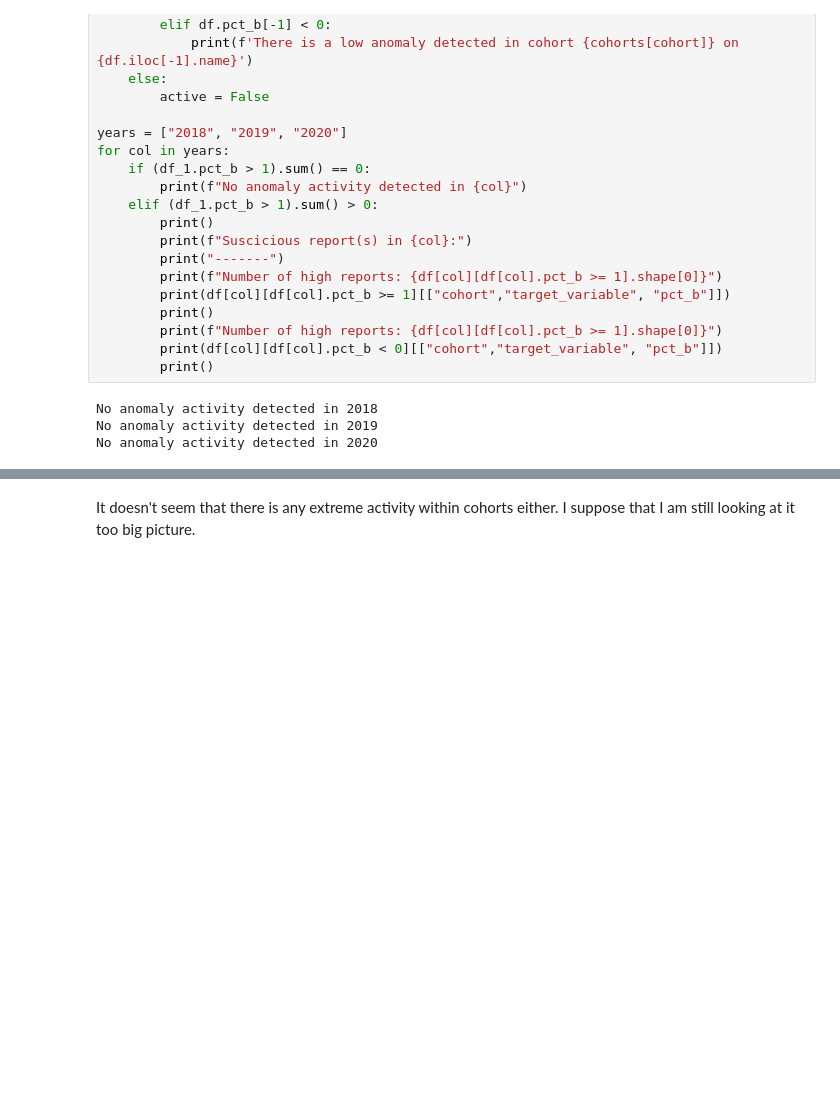
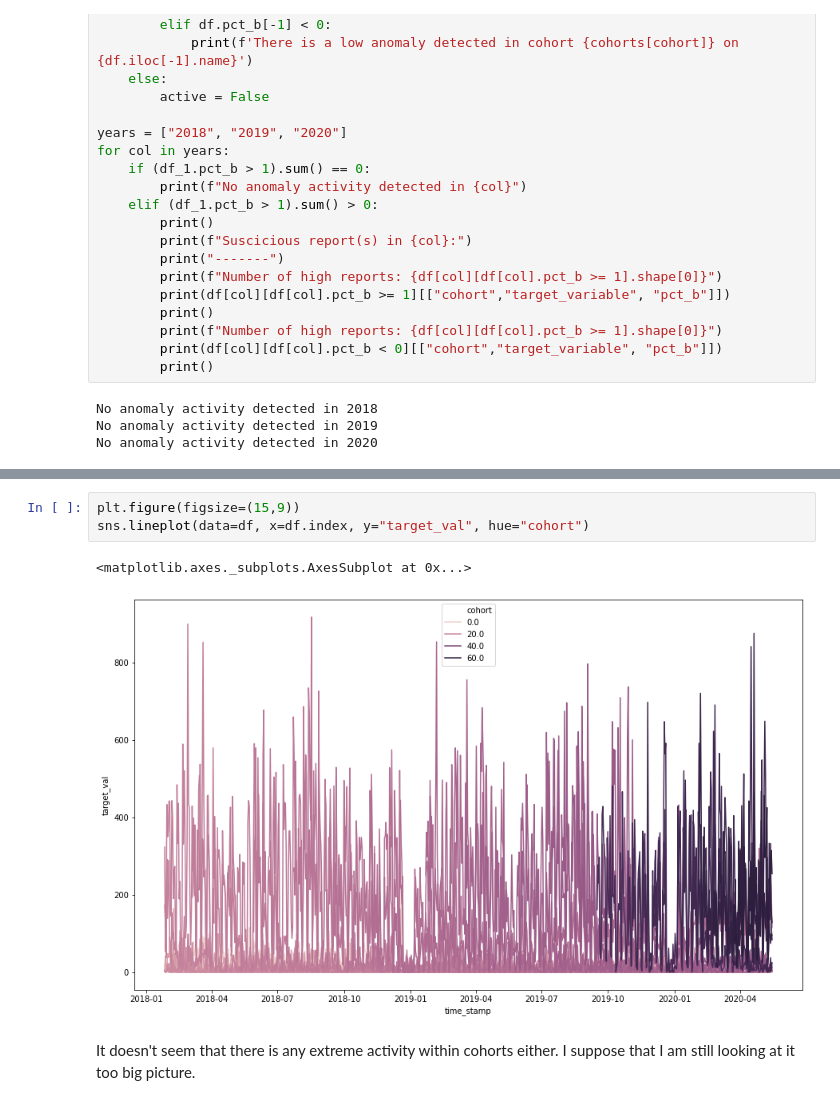
Before and after one commit to guedanie/anomaly_detection, a Jupyter notebook: time_series_anomaly_detection.ipynb, the cells around one changed output, grey strips where cells are left out. Drawn from its saved outputs; the diff is of its cells as text; blank space fills up the shorter version.

```diff
--- a/time_series_anomaly_detection.ipynb
+++ b/time_series_anomaly_detection.ipynb
@@ -284,3 +316,9 @@ No anomaly activity detected in 2020
+# %%
+plt.figure(figsize=(15,9))
+sns.lineplot(data=df, x=df.index, y="target_val", hue="cohort")
+# %% [output]
+<matplotlib.axes._subplots.AxesSubplot at 0x...>
+[figure, added]
 # %% [markdown]
 It doesn't seem that there is any extreme activity within cohorts either. I suppose that I am still looking at it too big picture.
 # %% [markdown]
```
Also changed, not shown: parts of 14 cells of this notebook.
